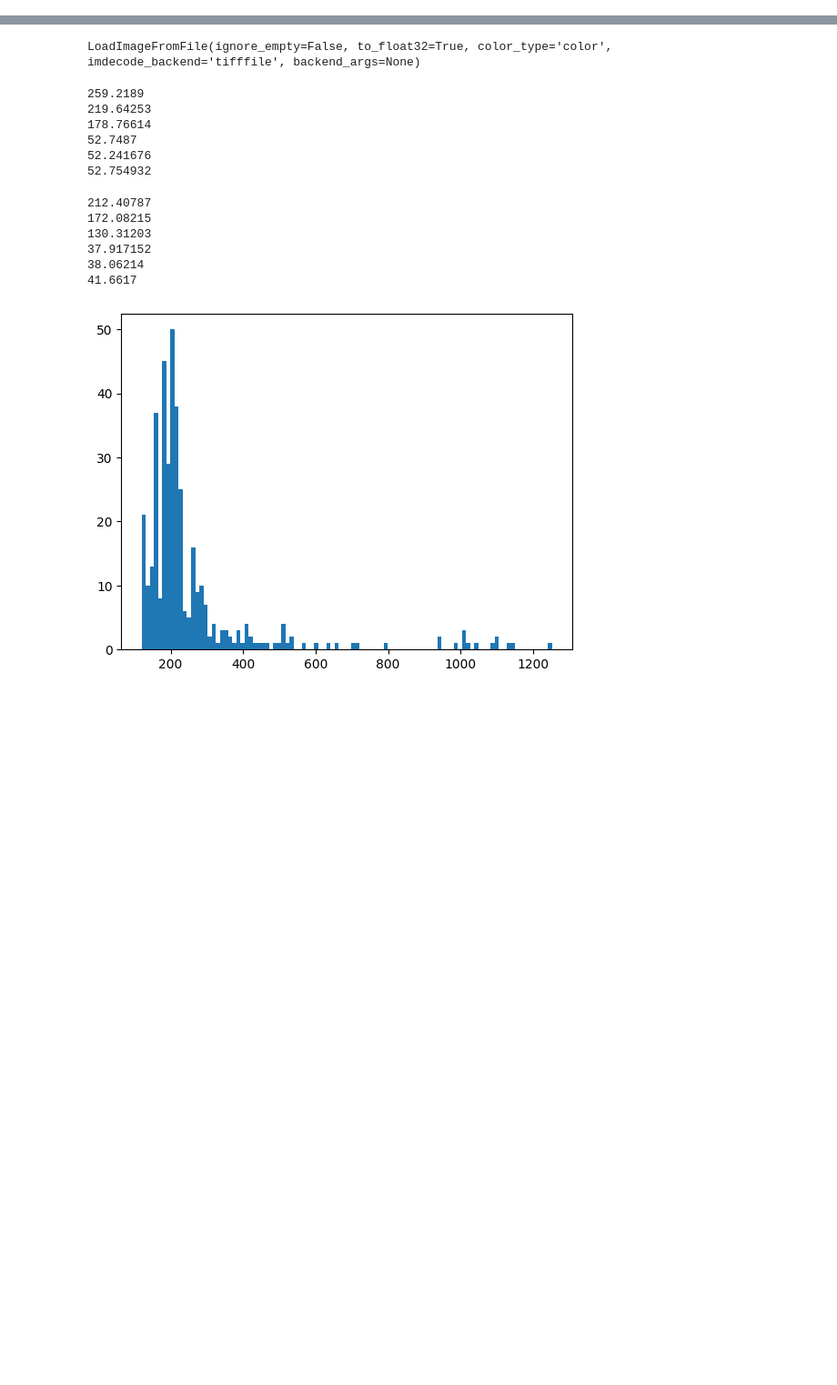
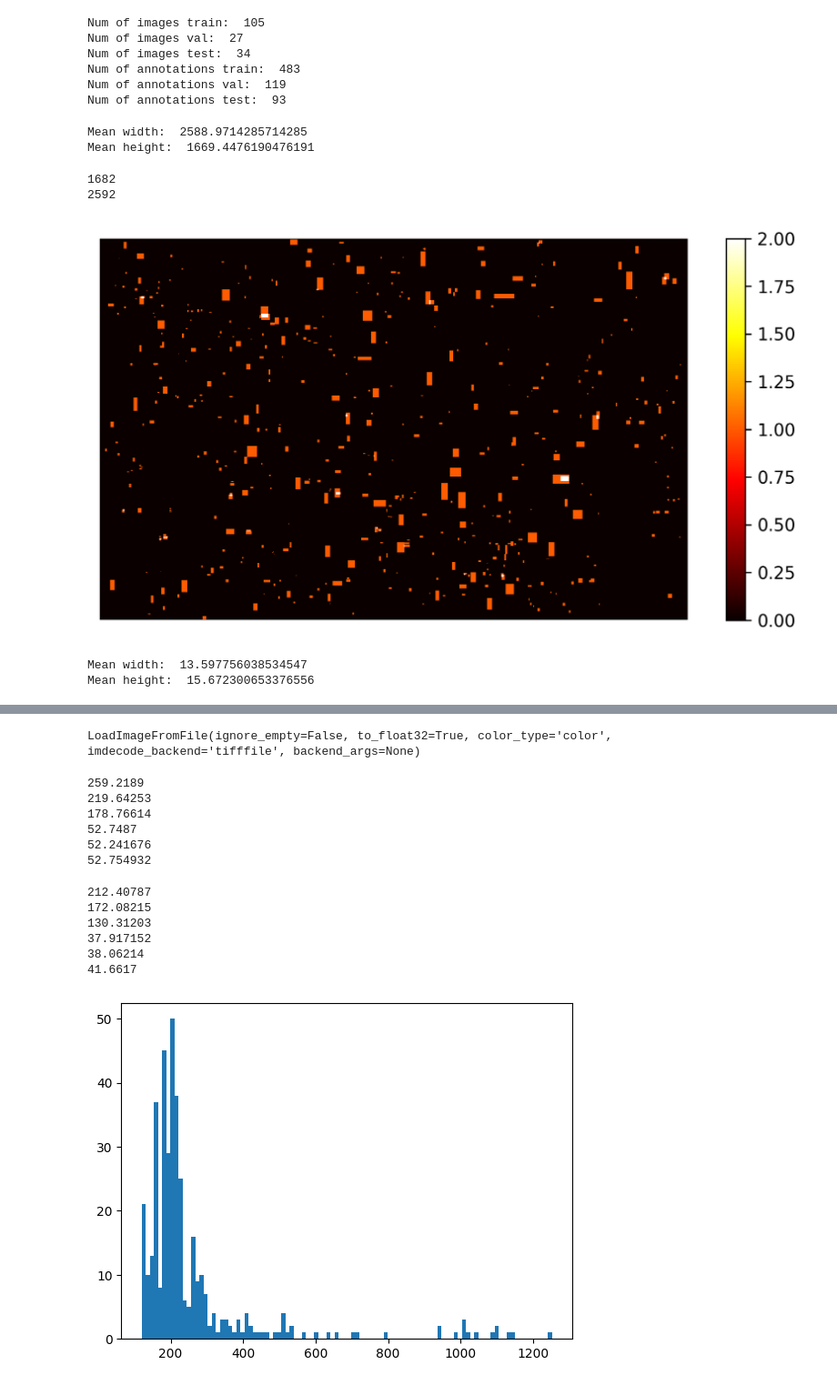
Before and after one commit to UninaLabs-EO/mmdetection, a Jupyter notebook: statAnalysis.ipynb, the cells around one changed output, grey strips where cells are left out. Shown at 91% size. Drawn from its saved outputs; the diff is of its cells as text; code cells hidden in the pictures; blank space fills up the shorter version.

```diff
--- a/statAnalysis.ipynb
+++ b/statAnalysis.ipynb
@@ -0,0 +16,73 @@
+# %%
+# gather statistics from this:
+heights = [x['height'] for x in train['images']]
+widths = [x['width'] for x in train['images']]
+# bboxes
+bboxes = [x['bbox'] for x in train['annotations']]
+# %%
+print('Num of images train: ', len(train['images']))
+print('Num of images val: ', len(val['images']))
+print('Num of images test: ', len(test['images']))
+
+print('Num of annotations train: ', len(train['annotations']))
+print('Num of annotations val: ', len(val['annotations']))
+print('Num of annotations test: ', len(test['annotations']))
+# %% [output]
+Num of images train:  105
+Num of images val:  27
+Num of images test:  34
+Num of annotations train:  483
+Num of annotations val:  119
+Num of annotations test:  93
+# %%
+print('Mean width: ', sum(widths)/len(widths))
+print('Mean height: ', sum(heights)/len(heights))
+# %% [output]
+Mean width:  2588.9714285714285
+Mean height:  1669.4476190476191
+# %%
+print(max(heights))
+print(max(widths))
+# %% [output]
+1682
+2592
+# %%
+import matplotlib.pyplot as plt
+import numpy as np
+
+def create_heatmap(bboxes, heatmap_size=(1000, 1000)):
+    """
+    Create a heatmap from a list of bounding boxes.
+
+    Args:
+        bboxes (list): List of bounding boxes. Each bounding box is a list of four floats [x, y, width, height].
+        heatmap_size (tuple): Size of the heatmap. Default is (1000, 1000).
+
+    Returns:
+        None
+    """
+    heatmap = np.zeros(heatmap_size)
+
+    for bbox in bboxes:
+        x, y, width, height = map(int, bbox)
+        heatmap[y:y+height, x:x+width] += 1
+
+    plt.figure(figsize=(8,4), dpi=300)
+    plt.imshow(heatmap, cmap='hot', interpolation='nearest')
+    plt.axis(False)
+    # add colorbar
+    plt.colorbar()
+
+    plt.show()
+
+
+create_heatmap(bboxes, heatmap_size=(max(heights), max(widths)))
+# %% [output]
+[figure, added]
+# %%
+# print the average dimension of the bbox, it scales with the image size
+print('Mean width: ', sum([x[2] for x in bboxes])/len(bboxes))
+print('Mean height: ', sum([x[3] for x in bboxes])/len(bboxes))
+# %% [output]
+Mean width:  13.597756038534547
+Mean height:  15.672300653376556
```
Also changed, not shown: parts of 4 cells of this notebook, 15 other files.
